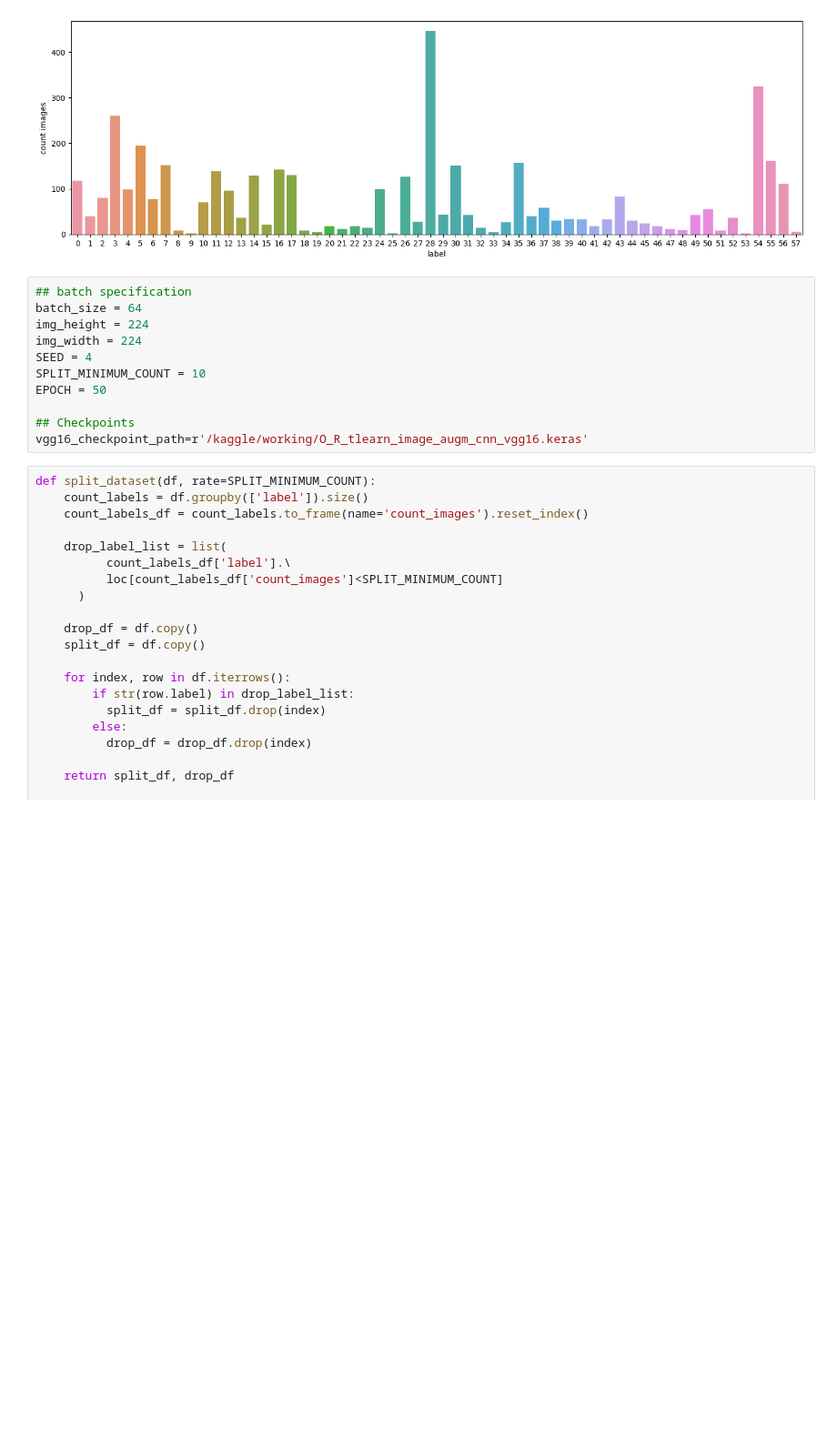
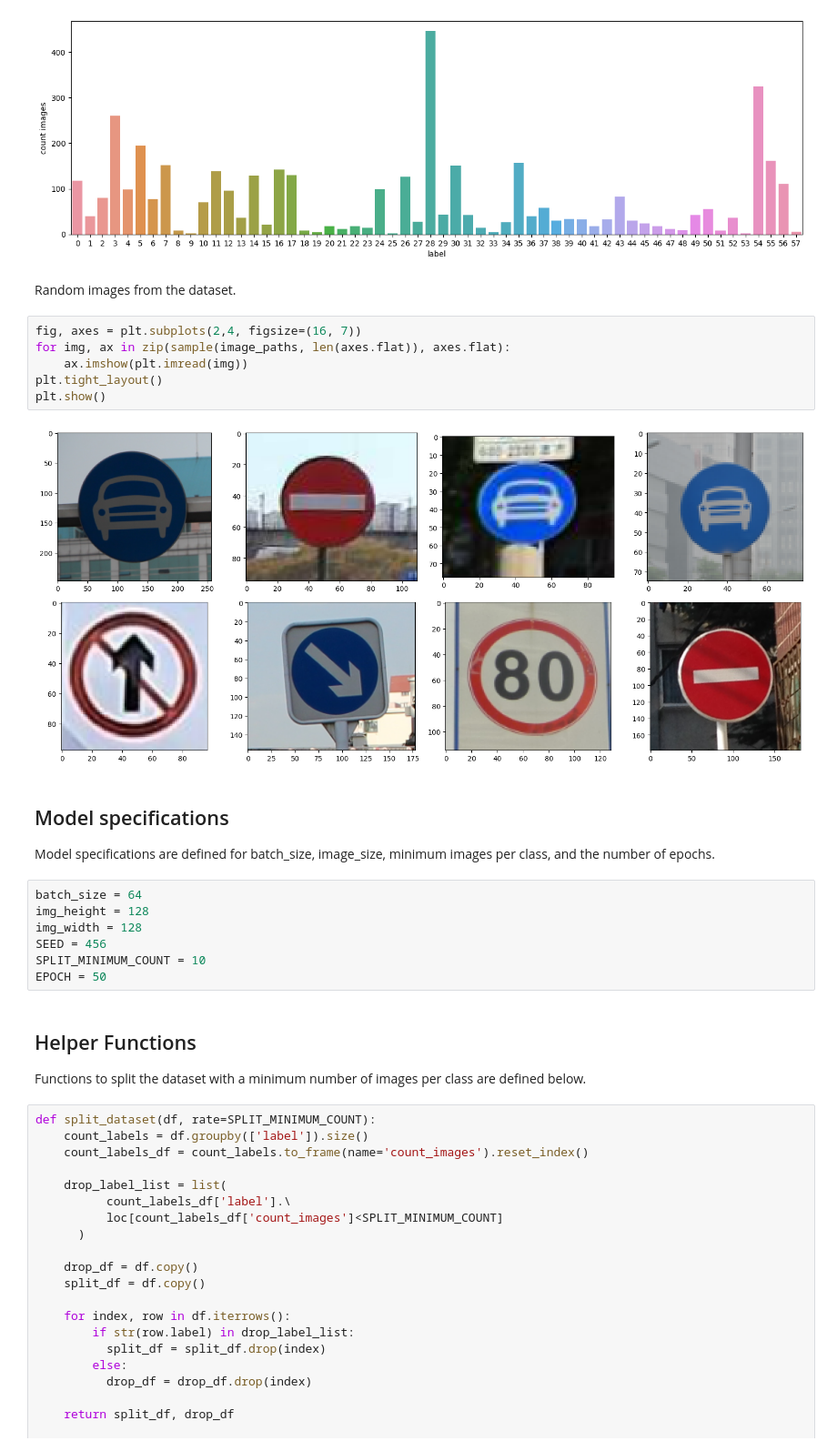
Before and after one commit to calebrauscher/IBM_Deep_Learning, a Jupyter notebook: traffic-sign-classification.ipynb, the cells around one changed output. Shown at 91% size. Cells and saved outputs as stored; diff of their text form; blank space fills up the shorter version.

Commit message:
Kaggle Notebook | Traffic Sign Classification | fixed accuracy

```diff
--- a/traffic-sign-classification.ipynb
+++ b/traffic-sign-classification.ipynb
@@ -111,17 +121,31 @@ sns.barplot(x=count_labels.index, y=count_labels)
 # %% [output]
 <Axes: xlabel='label', ylabel='count images'>
 [figure]
+# %% [markdown]
+Random images from the dataset.
+# %%
+fig, axes = plt.subplots(2,4, figsize=(16, 7))
+for img, ax in zip(sample(image_paths, len(axes.flat)), axes.flat):
+    ax.imshow(plt.imread(img))
+plt.tight_layout()
+plt.show()
+# %% [output]
+[figure, added]
+# %% [markdown]
+## Model specifications
+
+Model specifications are defined for batch_size, image_size, minimum images per class, and the number of epochs.
 # %%
-## batch specification
 batch_size = 64
-img_height = 224
-img_width = 224
-SEED = 4
+img_height = 128
+img_width = 128
+SEED = 456
 SPLIT_MINIMUM_COUNT = 10
 EPOCH = 50
-
-## Checkpoints
-vgg16_checkpoint_path=r'/kaggle/working/O_R_tlearn_image_augm_cnn_vgg16.keras'
+# %% [markdown]
+## Helper Functions
+
+Functions to split the dataset with a minimum number of images per class are defined below.
 # %%
 def split_dataset(df, rate=SPLIT_MINIMUM_COUNT):
     count_labels = df.groupby(['label']).size()
```
Also changed, not shown: parts of 46 cells of this notebook.
